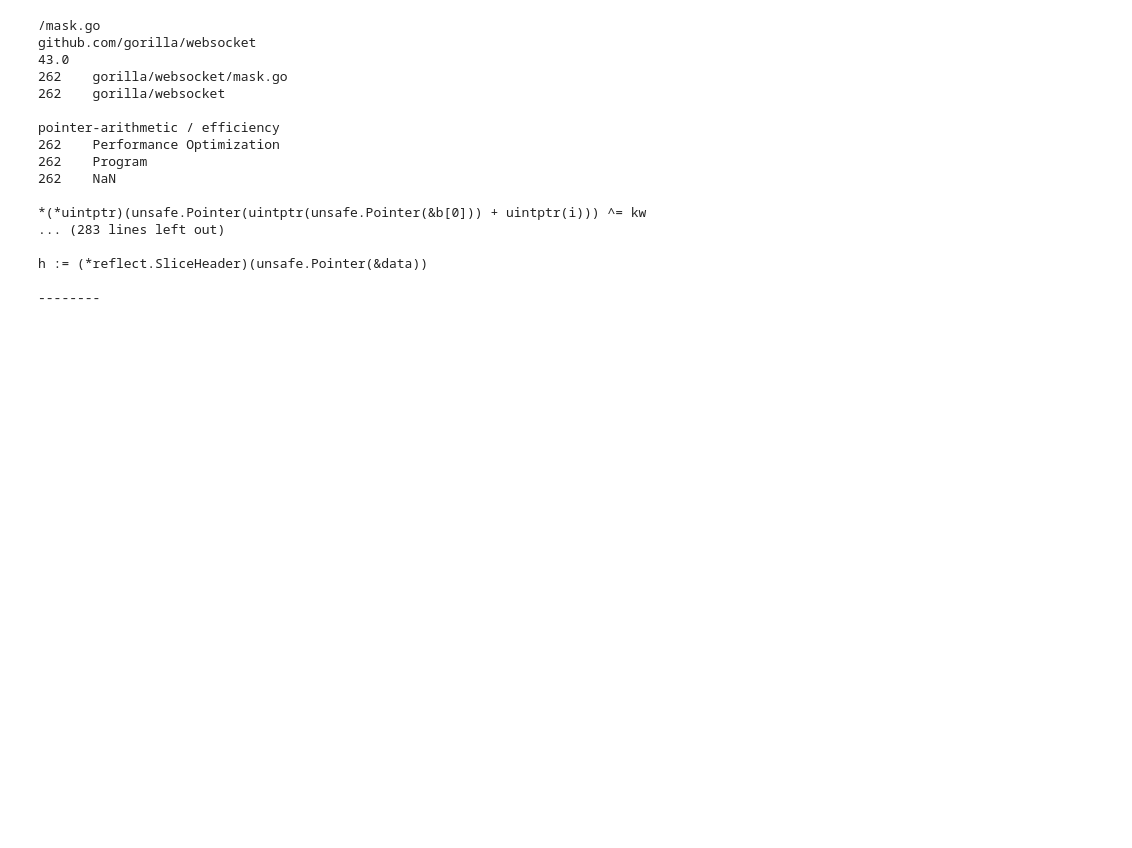
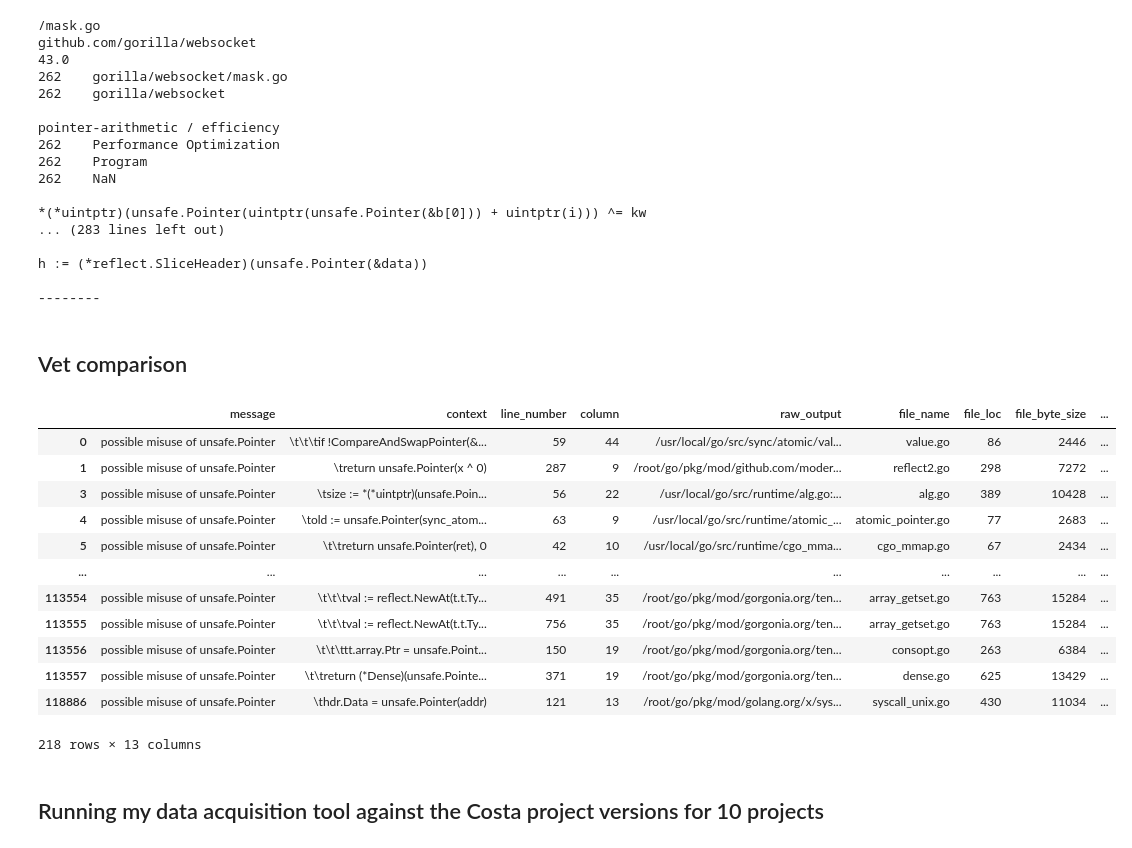
Before and after one commit to jlauinger/master-of-science, a Jupyter notebook: code/data-survey/analysis/costa-comparison.ipynb, the cells around one changed output. Cells and saved outputs as stored; diff of their text form; code cells hidden in the pictures; blank space fills up the shorter version.

Commit message:
analysis: update Costa study comparison notebook

```diff
--- a/code/data-survey/analysis/costa-comparison.ipynb
+++ b/code/data-survey/analysis/costa-comparison.ipynb
@@ -19,6 +19,8 @@ packages_df = pd.read_csv('/root/data/packages_0_499.csv').dropna()
 geiger_df = pd.read_csv('/root/data/geiger/geiger_findings_0_499.csv')
 sampled_usages_app = pd.read_csv('/root/data/classification/sampled_usages_app.csv')
 sampled_usages_std = pd.read_csv('/root/data/classification/sampled_usages_std.csv')
+
+vet_df = pd.read_csv('/root/data/lexical/vet_findings_0_499.csv')
 # %% [markdown]
 # Load Costa data
 # %%
@@ -274,3 +280,27 @@ pointer-arithmetic / efficiency
 h := (*reflect.SliceHeader)(unsafe.Pointer(&data))
 
 --------
+# %% [markdown]
+## Vet comparison
+# %%
+dedup_vet_df = vet_df\
+    .drop_duplicates(subset=['module_version', 'module_path', 'package_import_path', 'file_name', 'line_number', 'column'])\
+    .dropna()
+
+dedup_vet_df[dedup_vet_df['message']=='possible misuse of unsafe.Pointer']
+# %% [output]
+|  | message | context | line_number | column | raw_output | file_name | file_loc | file_byte_size | ... |
+| 0 | possible misuse of unsafe.Pointer | \t\t\tif !CompareAndSwapPointer(&... | 59 | 44 | /usr/local/go/src/sync/atomic/val... | value.go | 86 | 2446 | ... |
+| 1 | possible misuse of unsafe.Pointer | \treturn unsafe.Pointer(x ^ 0) | 287 | 9 | /root/go/pkg/mod/github.com/moder... | reflect2.go | 298 | 7272 | ... |
+| 3 | possible misuse of unsafe.Pointer | \tsize := *(*uintptr)(unsafe.Poin... | 56 | 22 | /usr/local/go/src/runtime/alg.go:... | alg.go | 389 | 10428 | ... |
+| 4 | possible misuse of unsafe.Pointer | \told := unsafe.Pointer(sync_atom... | 63 | 9 | /usr/local/go/src/runtime/atomic_... | atomic_pointer.go | 77 | 2683 | ... |
+| 5 | possible misuse of unsafe.Pointer | \t\treturn unsafe.Pointer(ret), 0 | 42 | 10 | /usr/local/go/src/runtime/cgo_mma... | cgo_mmap.go | 67 | 2434 | ... |
+| ... | ... | ... | ... | ... | ... | ... | ... | ... | ... |
+| 113554 | possible misuse of unsafe.Pointer | \t\t\tval := reflect.NewAt(t.t.Ty... | 491 | 35 | /root/go/pkg/mod/gorgonia.org/ten... | array_getset.go | 763 | 15284 | ... |
+| 113555 | possible misuse of unsafe.Pointer | \t\t\tval := reflect.NewAt(t.t.Ty... | 756 | 35 | /root/go/pkg/mod/gorgonia.org/ten... | array_getset.go | 763 | 15284 | ... |
+| 113556 | possible misuse of unsafe.Pointer | \t\t\ttt.array.Ptr = unsafe.Point... | 150 | 19 | /root/go/pkg/mod/gorgonia.org/ten... | consopt.go | 263 | 6384 | ... |
+| 113557 | possible misuse of unsafe.Pointer | \t\treturn (*Dense)(unsafe.Pointe... | 371 | 19 | /root/go/pkg/mod/gorgonia.org/ten... | dense.go | 625 | 13429 | ... |
+| 118886 | possible misuse of unsafe.Pointer | \thdr.Data = unsafe.Pointer(addr) | 121 | 13 | /root/go/pkg/mod/golang.org/x/sys... | syscall_unix.go | 430 | 11034 | ... |
+218 rows × 13 columns
+# %% [markdown]
+## Running my data acquisition tool against the Costa project versions for 10 projects
```
Also changed, not shown: parts of 7 cells of this notebook.
